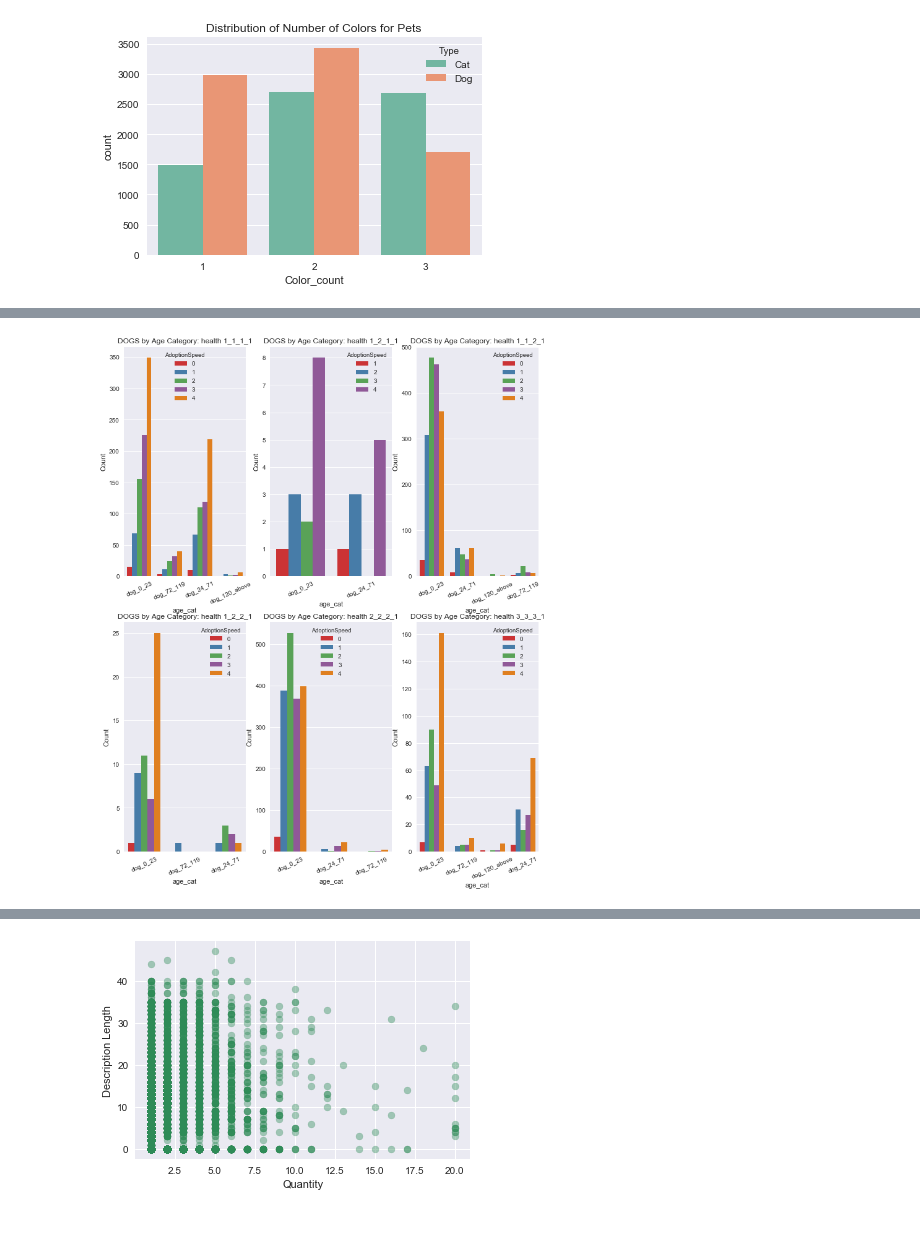
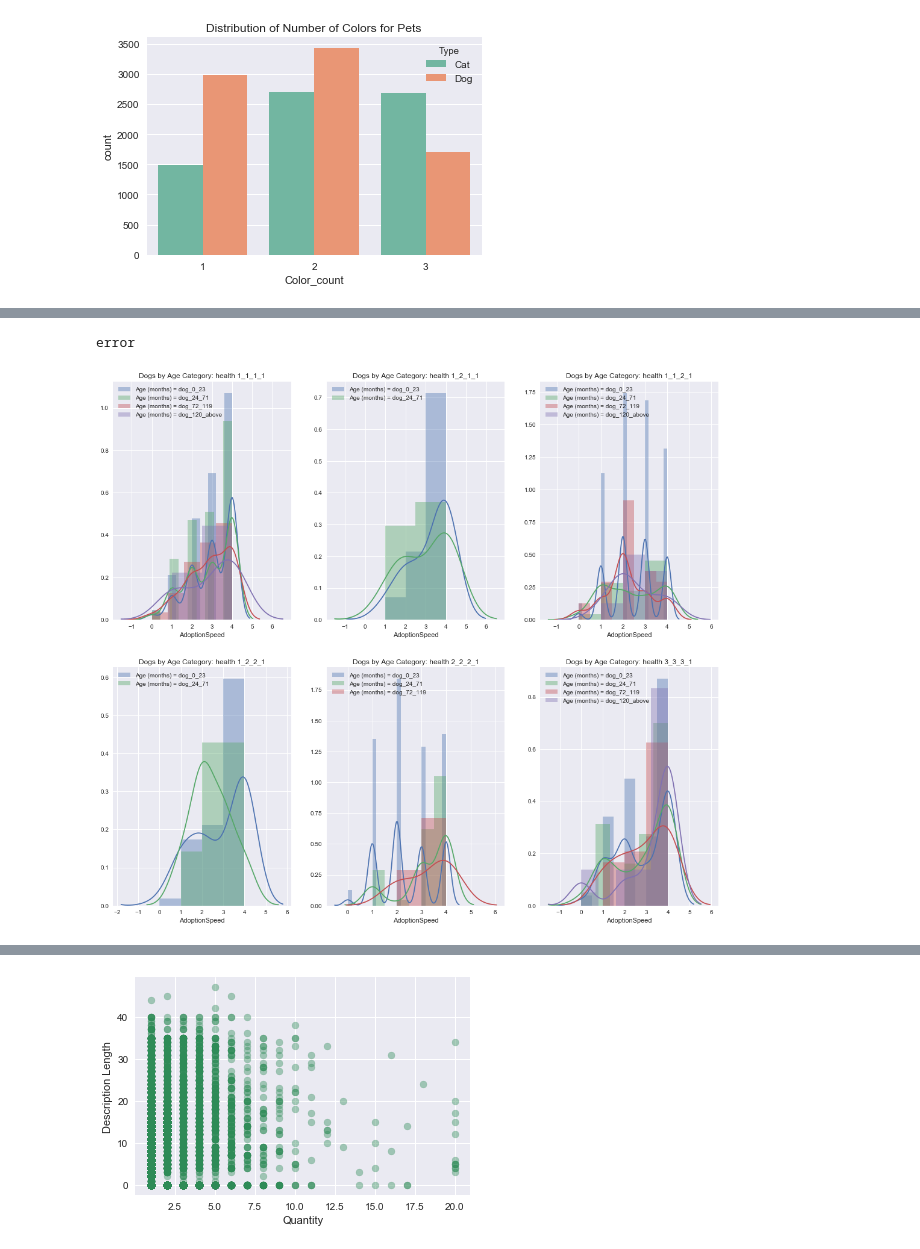
Before and after one commit to ayeshavm/PredictiveModeling_Classification, a Jupyter notebook: notebooks/01_PM_Petfinder_project_DataViz.ipynb, the cells around one changed output, grey strips where cells are left out. Saved outputs shown, nothing was run; the diff lists cells and outputs as text; code cells hidden in the pictures.

```diff
--- a/notebooks/01_PM_Petfinder_project_DataViz.ipynb
+++ b/notebooks/01_PM_Petfinder_project_DataViz.ipynb
@@ -441,0 +443,20 @@ fig.savefig('../images/AgeCat_x_AdoptSpeed.png', bbox_inches='tight')
+# %%
+cat_age = ['cat_0_1', 'cat_2_5','cat_6_11', 'cat_12_above']
+dog_age = ['dog_0_23','dog_24_71', 'dog_72_119','dog_120_above']
+fig = plt.figure(figsize=(12,10))
+plt.subplot(2,1,1)
+
+plt.title('Dogs: AdoptionSpeed and Age Category')
+for age in dog_age:
+    sns.distplot(dfAll[(dfAll.Type=='Dog')&(dfAll.age_cat == age)]
+                 ['AdoptionSpeed'].dropna(), hist=True, rug=False, label="Age (months) = {}".format(age))
+plt.legend()
+plt.subplot(2,1,2)
+plt.title('Cats: AdoptionSpeed and Age Category')
+
+for age in cat_age:
+    sns.distplot(dfAll[(dfAll.Type=='Cat')&(dfAll.age_cat == age)]
+                 ['AdoptionSpeed'].dropna(), hist=True, rug=False, label="Age (months) = {}".format(age))
+
+plt.legend()
+fig.savefig('../images/AgeCat_x_AdoptSpeed.png', bbox_inches='tight')
@@ -624,19 +649,29 @@ cats = dfAll[dfAll.Type=='Cat']
 
 health = ['1_1_1_1', '1_2_1_1', '1_1_2_1', '1_2_2_1', '2_2_2_1', '3_3_3_1']
 # %%
-fig = plt.figure(figsize=(12,15))
-
+fig = plt.figure(figsize=(18,16))
+cat_age = ['cat_0_1', 'cat_2_5','cat_6_11', 'cat_12_above']
+dog_age = ['dog_0_23','dog_24_71', 'dog_72_119','dog_120_above']
 
 for i, label in enumerate(health):
     plt.subplot(2,3,i+1)
-    sns.countplot(x="age_cat", hue="AdoptionSpeed",
-                  data=dogs[dogs.health==label], palette='Set1')
-    plt.xlabel('age_cat')
-    plt.ylabel('Count')
-    plt.xticks(rotation=25)
-    plt.title('DOGS by Age Category: health {}'.format(label))
+
+    for age in dog_age:
+        count = dogs[(dogs.age_cat == age)& (dogs.health == label)]['health'].count()
+        #print(label, age, count)
+        if count > 0:
+            try:
+                sns.distplot(dogs[(dogs.age_cat == age)&(dogs.health==label)]
+                     ['AdoptionSpeed'].dropna(), hist=True, rug=False, label="Age (months) = {}".format(age))
+            except:
+                print('error')
+
+    plt.title('Dogs by Age Category: health {}'.format(label))
+    plt.legend(loc=2)
+
 
 fig.savefig('../images/Doghealth_x_Age.png', bbox_inches='tight')
 # %% [output]
+error
-[figure, old version]
+[figure, new version]
 # %%
```
Also changed, not shown: parts of 57 cells of this notebook, 6 other files.
